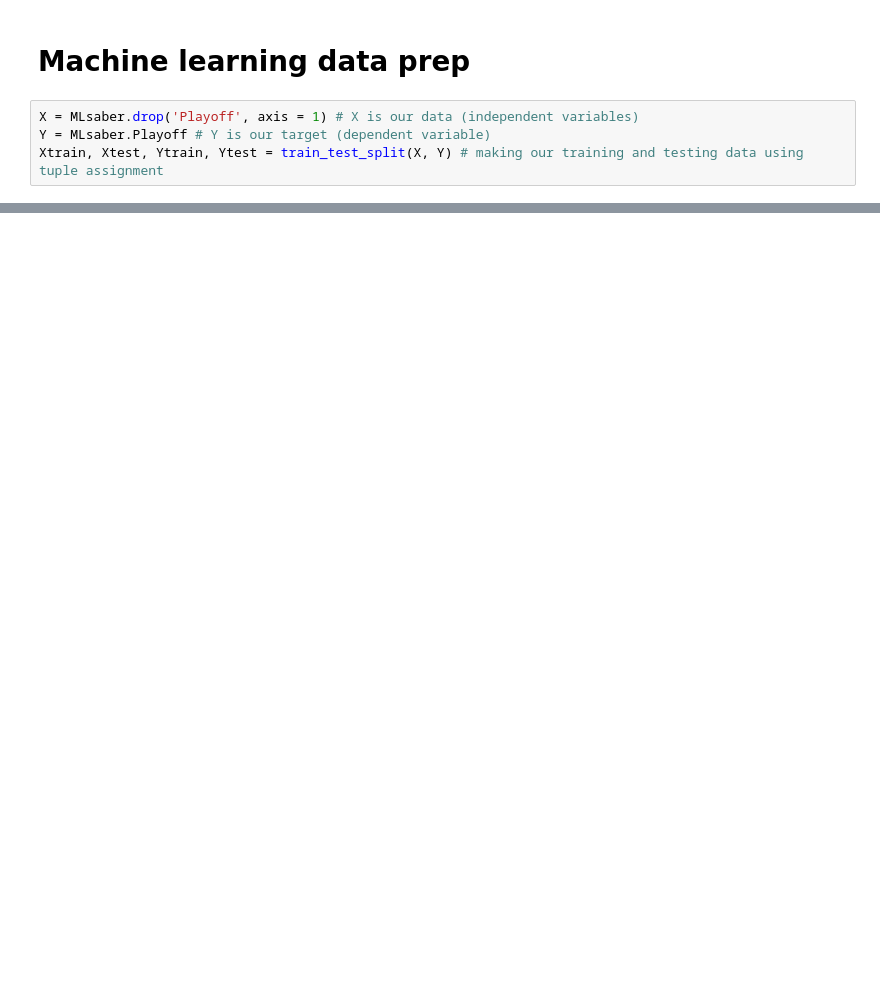
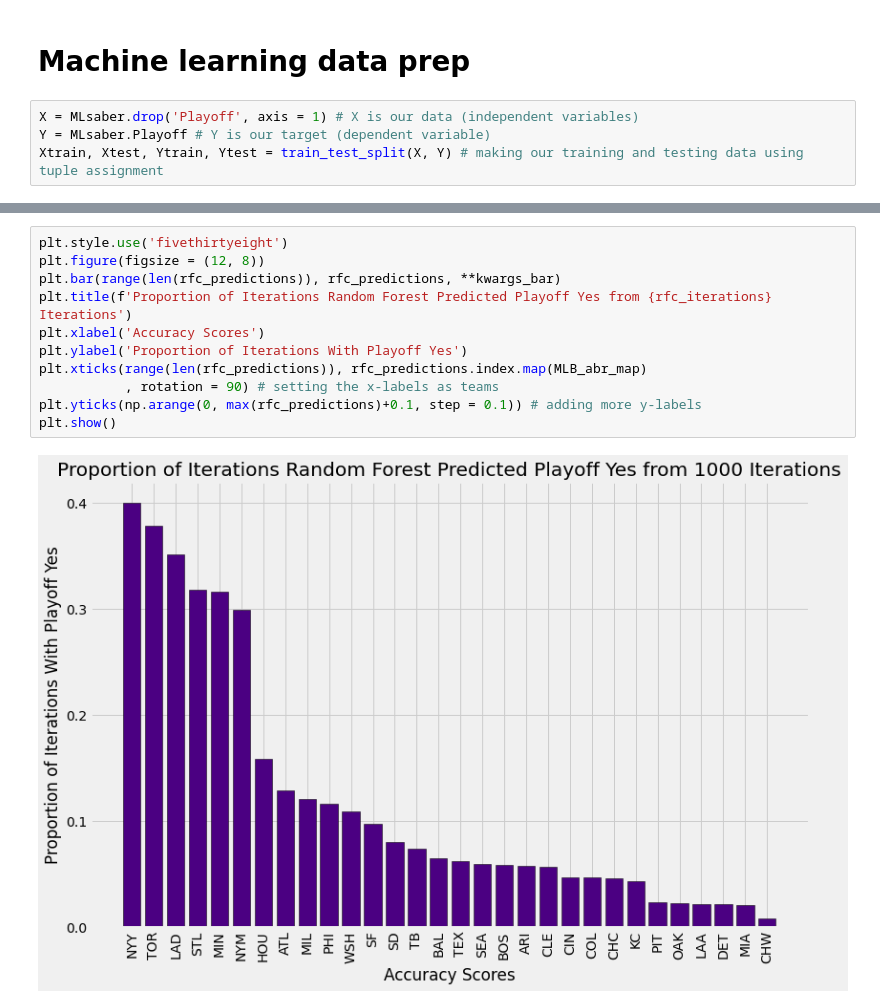
Before and after one commit to the-data-science-union/DSU-S2022-MLB, a Jupyter notebook: Code and Work/Hitting/Sabermetric Batting/Sabermetric Machine Learning Notebook.ipynb, the cells around one changed output, grey strips where cells are left out. Cells and saved outputs as stored; diff of their text form; blank space fills up the shorter version.

```diff
--- a/Code and Work/Hitting/Sabermetric Batting/Sabermetric Machine Learning Notebook.ipynb
+++ b/Code and Work/Hitting/Sabermetric Batting/Sabermetric Machine Learning Notebook.ipynb
@@ -218,0 +500,13 @@ dtype: float64
+# %%
+plt.style.use('fivethirtyeight')
+plt.figure(figsize = (12, 8))
+plt.bar(range(len(rfc_predictions)), rfc_predictions, **kwargs_bar)
+plt.title(f'Proportion of Iterations Random Forest Predicted Playoff Yes from {rfc_iterations} Iterations')
+plt.xlabel('Accuracy Scores')
+plt.ylabel('Proportion of Iterations With Playoff Yes')
+plt.xticks(range(len(rfc_predictions)), rfc_predictions.index.map(MLB_abr_map)
+           , rotation = 90) # setting the x-labels as teams
+plt.yticks(np.arange(0, max(rfc_predictions)+0.1, step = 0.1)) # adding more y-labels
+plt.show()
+# %% [output]
+[figure, added]
```
Also changed, not shown: parts of 54 cells of this notebook.
